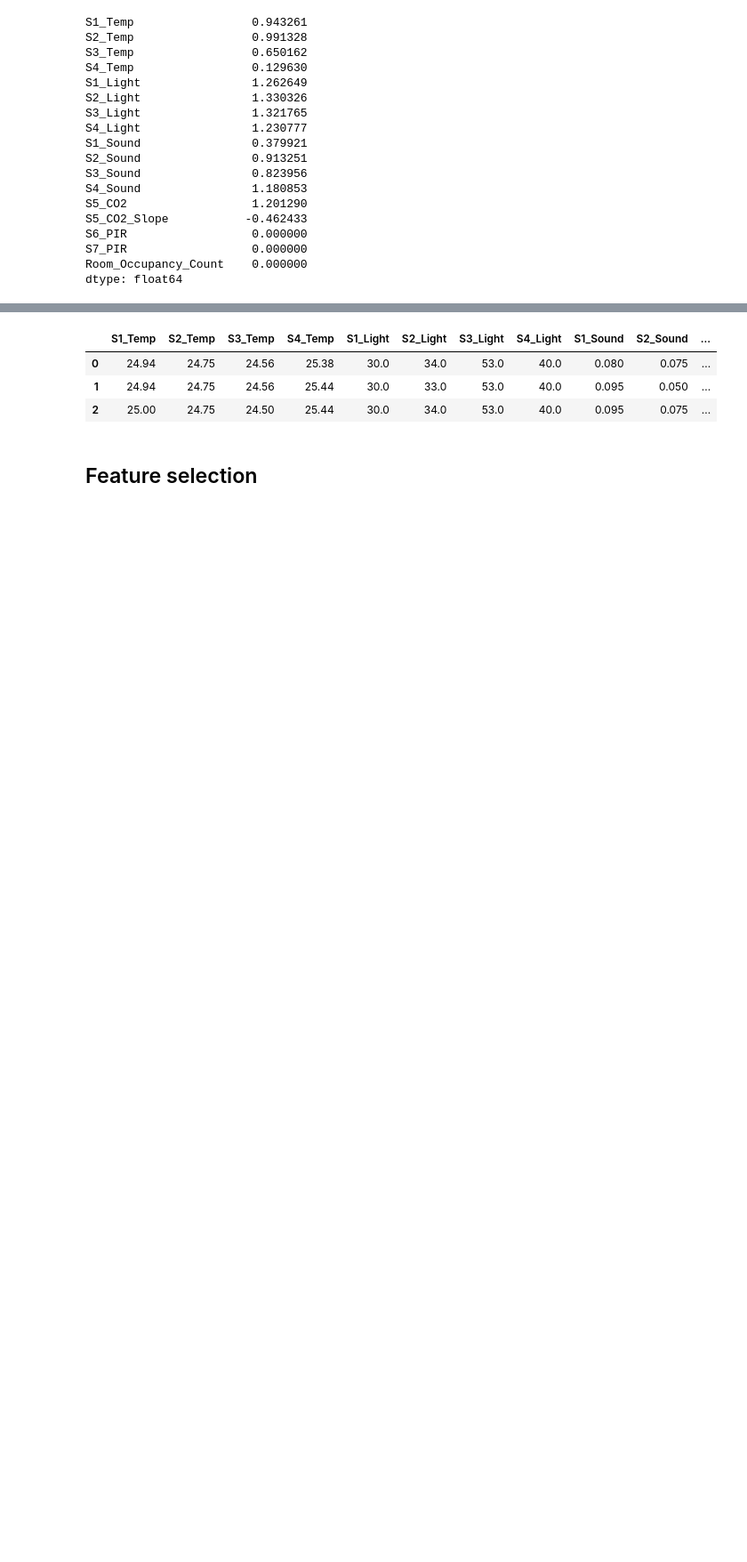
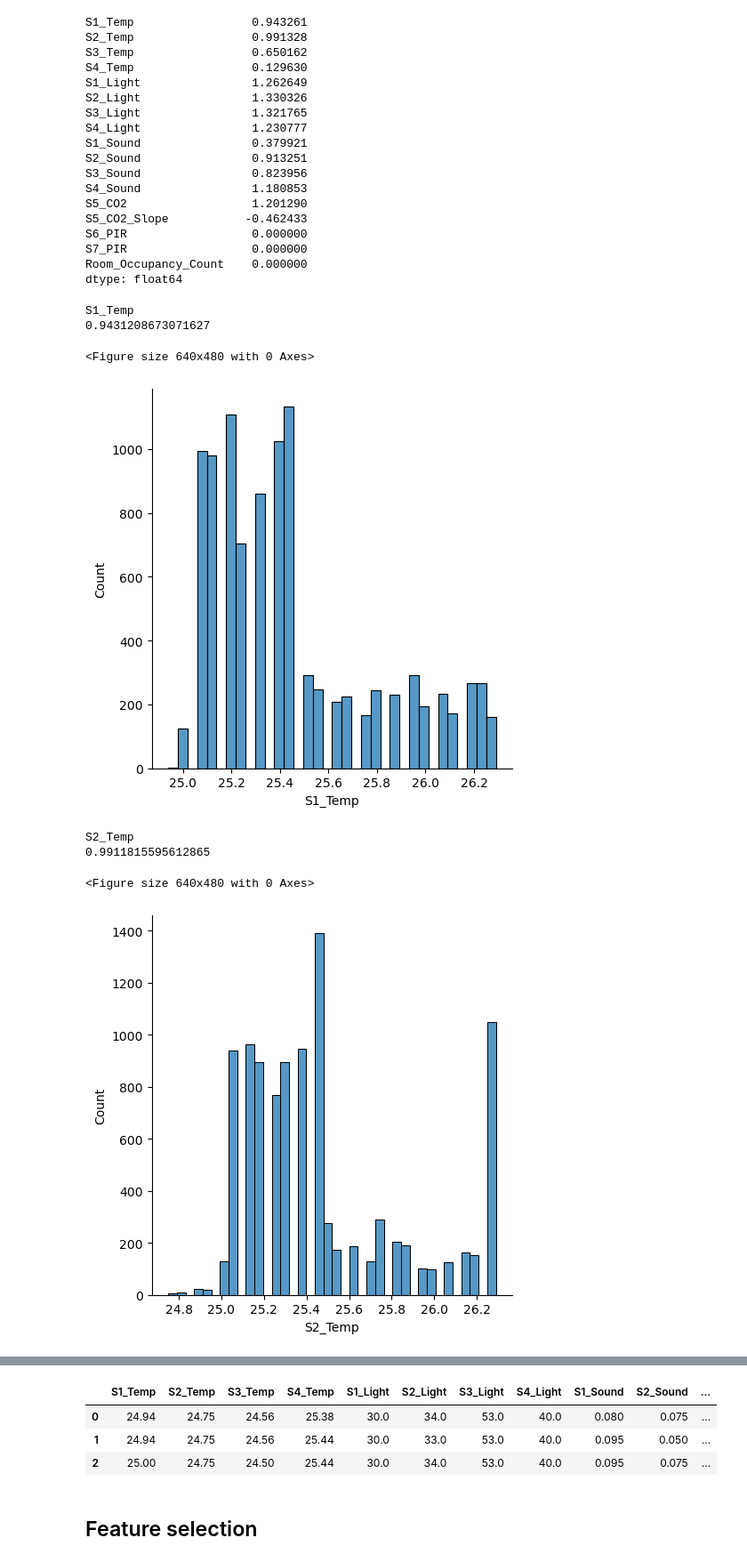
Before and after one commit to aswin3539/Final-Project-Phase-2, a Jupyter notebook: capstone project room occupancy.ipynb, the cells around one changed output, grey strips where cells are left out. Shown at 89% size. Saved outputs shown, nothing was run; the diff lists cells and outputs as text; code cells hidden in the pictures; blank space fills up the shorter version.

```diff
--- a/capstone project room occupancy.ipynb
+++ b/capstone project room occupancy.ipynb
@@ -248,0 +274,16 @@ df1.drop(columns=['Time'],inplace = True)
+# %%
+for col in df:
+    print(col)
+    print(skew(df[col]))
+    plt.figure()
+    sns.displot(df[col])
+    plt.show()
+# %% [output]
+S1_Temp
+0.9431208673071627
+<Figure size 640x480 with 0 Axes>
+[figure, added]
+S2_Temp
+0.9911815595612865
+<Figure size 640x480 with 0 Axes>
+[figure, added]
```
Also changed, not shown: parts of 20 cells of this notebook.
